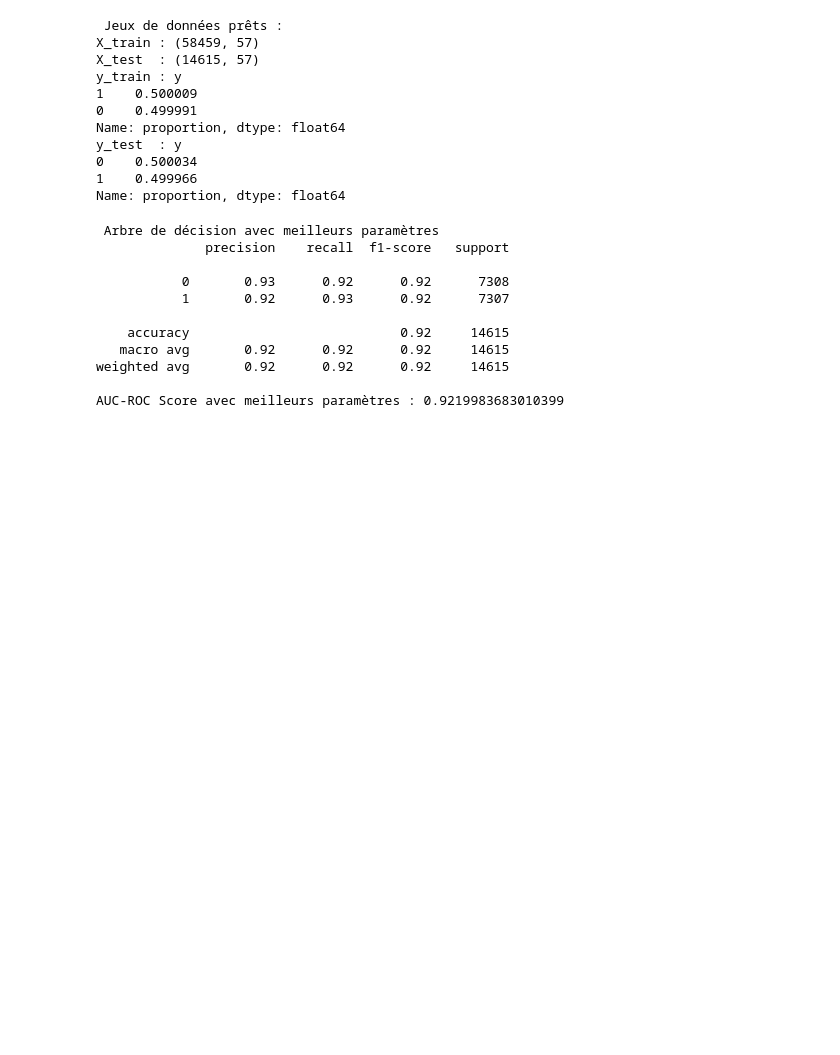
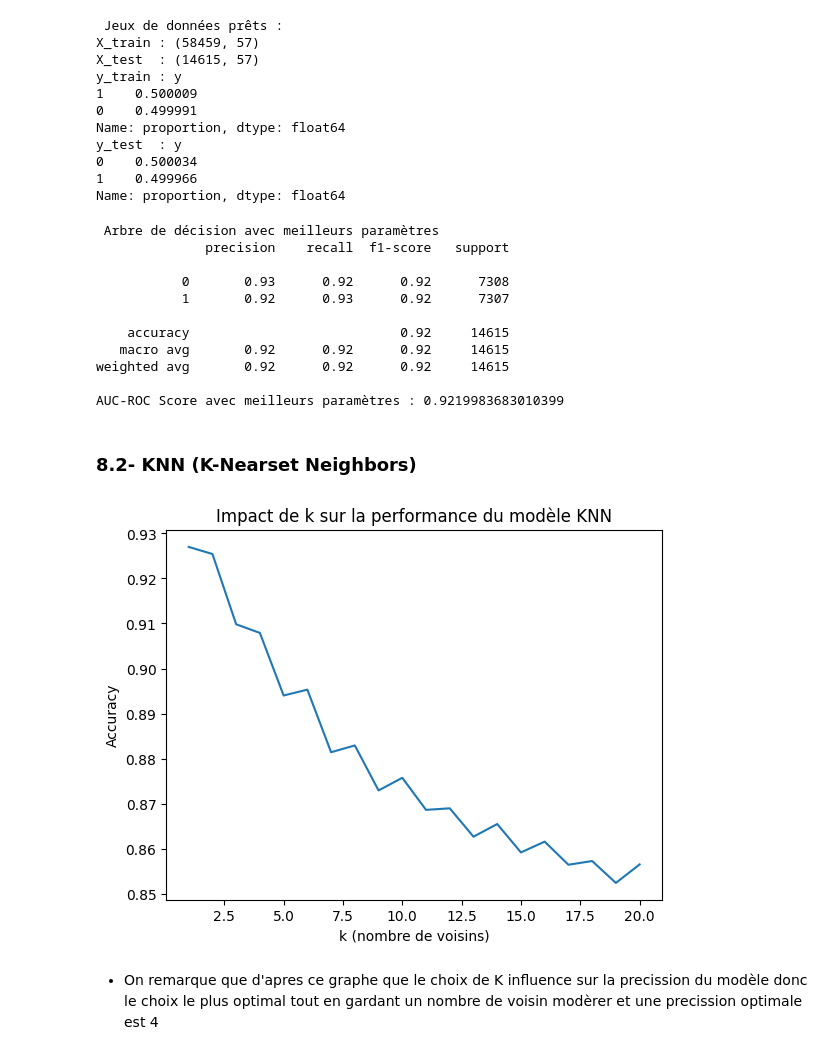
Before and after one commit to saaoudxteer/bank-marketing-project, a Jupyter notebook: bank_marketing_knn_tree.ipynb, the cells around one changed output. Saved outputs shown, nothing was run; the diff lists cells and outputs as text; code cells hidden in the pictures; blank space fills up the shorter version.

Commit message:
add the two models knn - and forest with gridsearchcv

```diff
--- a/bank_marketing_knn_tree.ipynb
+++ b/bank_marketing_knn_tree.ipynb
@@ -570,3 +570,33 @@ print("AUC-ROC Score avec meilleurs paramètres :", roc_auc_best)
 weighted avg       0.92      0.92      0.92     14615
 
 AUC-ROC Score avec meilleurs paramètres : 0.9219983683010399
+# %% [markdown]
+### 8.2- KNN (K-Nearset Neighbors)
+# %%
+from sklearn.metrics import classification_report
+from sklearn.model_selection import train_test_split
+import matplotlib.pyplot as plt
+from sklearn.neighbors import KNeighborsClassifier
+
+# Essayer différentes valeurs de k
+k_range = range(1, 21)  # Tester de k=1 à k=20
+scores = []
+
+# Test de chaque valeur de k
+for k in k_range:
+    knn = KNeighborsClassifier(n_neighbors=k, metric='minkowski')
+    knn.fit(X_train, y_train)
+    y_pred_knn = knn.predict(X_test)
+    accuracy = classification_report(y_test, y_pred_knn, output_dict=True)['accuracy']
+    scores.append(accuracy)
+
+# Visualiser l'impact de k sur la performance
+plt.plot(k_range, scores)
+plt.xlabel('k (nombre de voisins)')
+plt.ylabel('Accuracy')
+plt.title('Impact de k sur la performance du modèle KNN')
+plt.show()
+# %% [output]
+[figure, added]
+# %% [markdown]
+- On remarque que d'apres ce graphe que le choix de K influence sur la precission du modèle donc le choix le plus optimal tout en gardant un nombre de voisin modèrer et une precission optimale est 4
```
Also changed, not shown: parts of 6 cells of this notebook.
